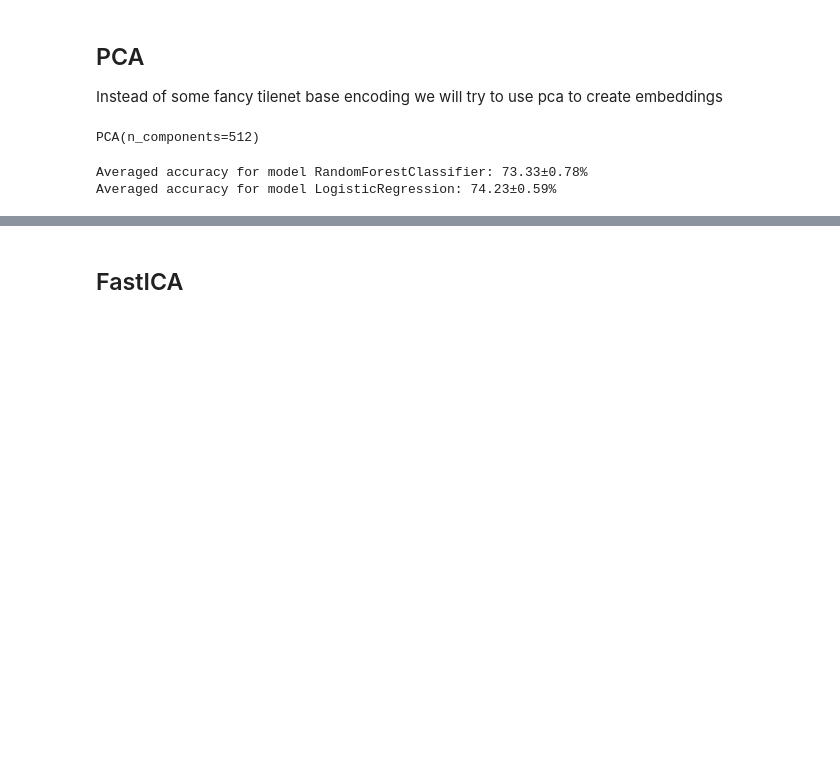
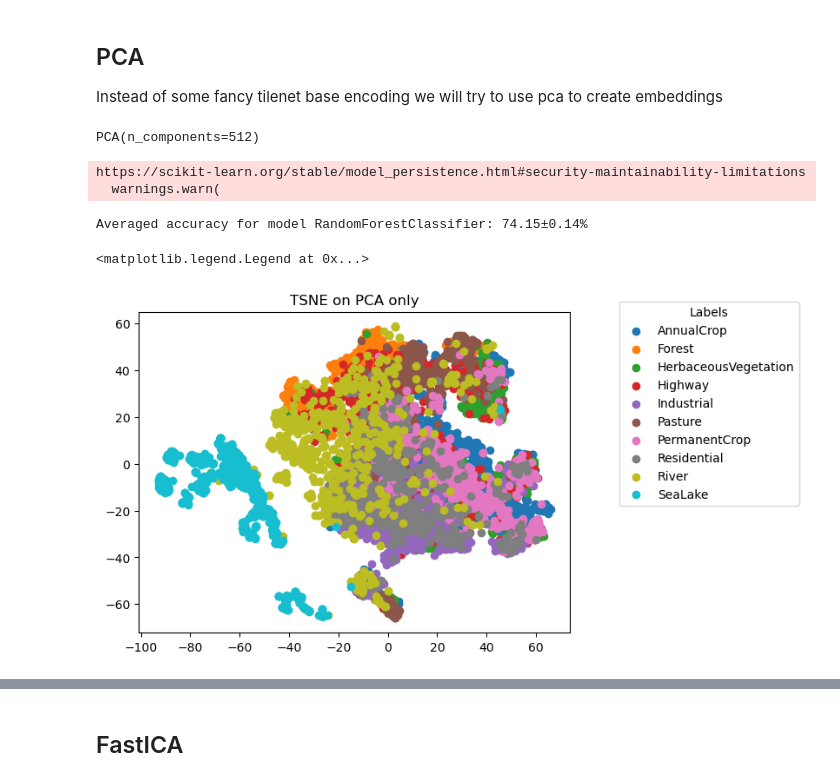
Before and after one commit to FilipLangiewicz/WB_projekt, a Jupyter notebook: code/evaluation.ipynb, the cells around one changed output, grey strips where cells are left out. Drawn from its saved outputs; the diff is of its cells as text; code cells hidden in the pictures; blank space fills up the shorter version.

```diff
--- a/code/evaluation.ipynb
+++ b/code/evaluation.ipynb
@@ -261,11 +317,53 @@ PCA(n_components=512)
+# %%
+import pickle
+load_from_file = True
+
+if load_from_file:
+    pca = pickle.load(open('/storage/tile2vec/models/pca.pkl', 'rb'))
+# %% [output]
+https://scikit-learn.org/stable/model_persistence.html#security-maintainability-limitations
+  warnings.warn(
 # %%
 X_norm_valtest = np.concatenate((X_norm_val, X_norm_test), axis=0)
-y_valtest = np.concatenate((y_validation, y_test), axis=0)
+y_valtest = np.concatenate((y_val, y_test), axis=0)
 # %%
 X_pca = pca.transform(X_norm_valtest)
 # %%
 compare_results(X_pca, y_valtest, rf, folds = 5)
-compare_results(X_pca, y_valtest, lr, folds = 5)
+#compare_results(X_pca, y_valtest, lr, folds = 5)
 # %% [output]
-Averaged accuracy for model RandomForestClassifier: 73.33±0.78%
-Averaged accuracy for model LogisticRegression: 74.23±0.59%
+Averaged accuracy for model RandomForestClassifier: 74.15±0.14%
+# %%
+import matplotlib.pyplot as plt
+from sklearn.manifold import TSNE
+import json
+
+# create tsne
+tsne = TSNE(n_components=2)
+tsne_result = tsne.fit_transform(X_pca)
+
+tsne_result = pd.DataFrame(tsne_result)
+
+# create dataframe to plot
+plot_data = pd.concat([pd.DataFrame(tsne_result), pd.DataFrame(y_valtest, columns=['label'])], axis = 1, )
+
+# change numbers to meaningful text labels
+with open('/storage/EuroSATallBands/label_map.json') as f:
+    label_map = json.load(f)
+reverse_label_map = {v:k for k, v in label_map.items()}
+reverse_label_map
+
+y_valtest_text = pd.Series(y_valtest).map(reverse_label_map)
+
+# plot tsne
+fig,ax = plt.subplots()
+for label in np.unique(plot_data['label']).tolist():
+    x,y,lab = (plot_data.loc[plot_data['label']==label,0],
+                 plot_data.loc[plot_data['label']==label,1],
+                 plot_data.loc[plot_data['label']==label,'label'])
+    ax.scatter(x, y, label = lab)
+ax.set_title("TSNE on PCA only")
+ax.legend(np.unique(y_valtest_text), title = "Labels", bbox_to_anchor = (1.1,1.05))
+# %% [output]
+<matplotlib.legend.Legend at 0x...>
+[figure, added]
```
Also changed, not shown: parts of 17 cells of this notebook.
